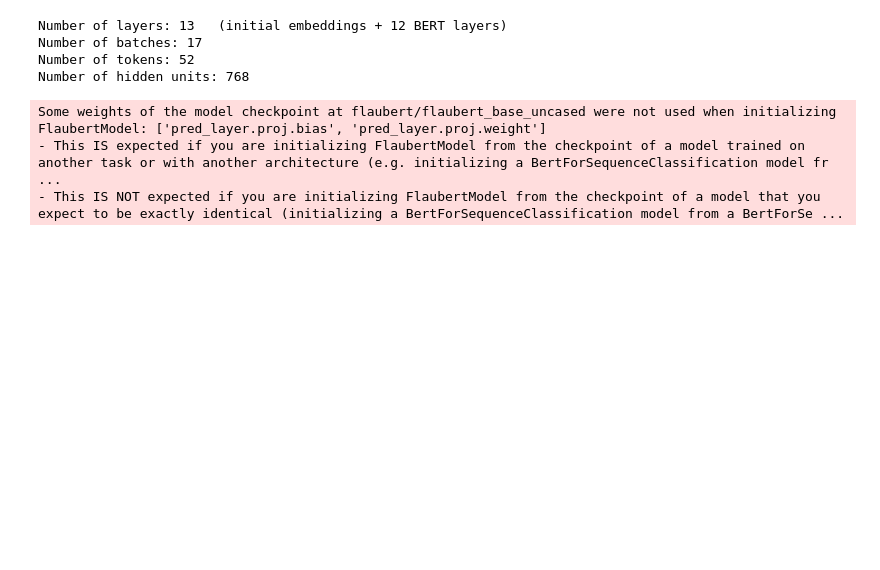
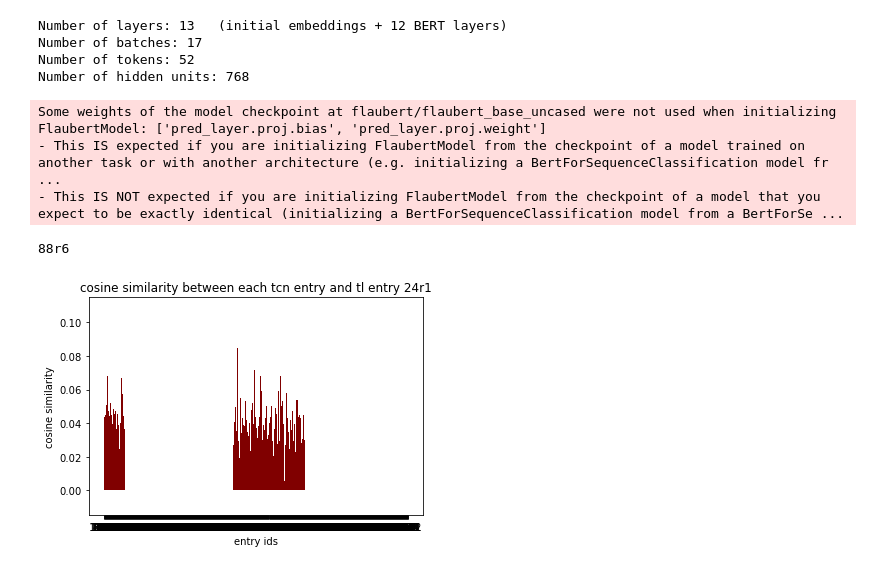
Before and after one commit to cu-mkp/word-embeddings, a Jupyter notebook: WordEmbeddings.ipynb, the cells around one changed output. Drawn from its saved outputs; the diff is of its cells as text; code cells hidden in the pictures; blank space fills up the shorter version.

Commit message:
Computed cosine similarity of entries

```diff
--- a/WordEmbeddings.ipynb
+++ b/WordEmbeddings.ipynb
@@ -189,7 +189,7 @@ for word in words_tl:
     #ce = "[CLS] " + m.entries['tl'][entry].text + " [SEP]"
     #entries.append(ce)
     if entry not in entries_by_id_tl:
-      entries_by_id_tl[id] = entry
+      entries_by_id_tl[entry] = entry
 
   #entries_by_word_tl[word] = tokenized_entries
 # %%
@@ -218,7 +218,7 @@ for word in words_tcn:
     #ce = "[CLS] " + m.entries['tl'][entry].text + " [SEP]"
     #entries.append(ce)
     if entry not in entries_by_id_tcn:
-      entries_by_id_tcn[id] = entry
+      entries_by_id_tcn[entry] = entry
 
   #entries_by_word_tl[word] = tokenized_entries
 # %%
@@ -256,3 +257,36 @@ for id in entries_by_id_tl:
 # %%
 print(entry_embeddings_tcn)
 print(entry_embeddings_tl)
+# %%
+#calculate cosine similarities
+from scipy.spatial.distance import cosine
+
+entry_similarities = {}
+
+for tl_id in entry_embeddings_tl:
+  es = {}
+  for tcn_id in entry_embeddings_tcn:
+    es[tcn_id] = 1 - cosine(entry_embeddings_tl[tl_id], entry_embeddings_tcn[tcn_id])
+  entry_similarities[tl_id] = es
+# %%
+import matplotlib.pyplot as plt
+
+current_id = '24r1'
+data = entry_similarities[current_id]
+courses = list(data.keys())
+values = list(data.values())
+
+max_index = values.index(max(values))
+print(courses[max_index])
+
+
+plt.bar(courses, values, color ='maroon',
+        width = 0.4)
+
+plt.xlabel("entry ids")
+plt.ylabel("cosine similarity")
+plt.title("cosine similarity between each tcn entry and tl entry " + current_id)
+plt.show()
+# %% [output]
+88r6
+[figure, added]
```
Also changed, not shown: parts of 1 cell of this notebook.
